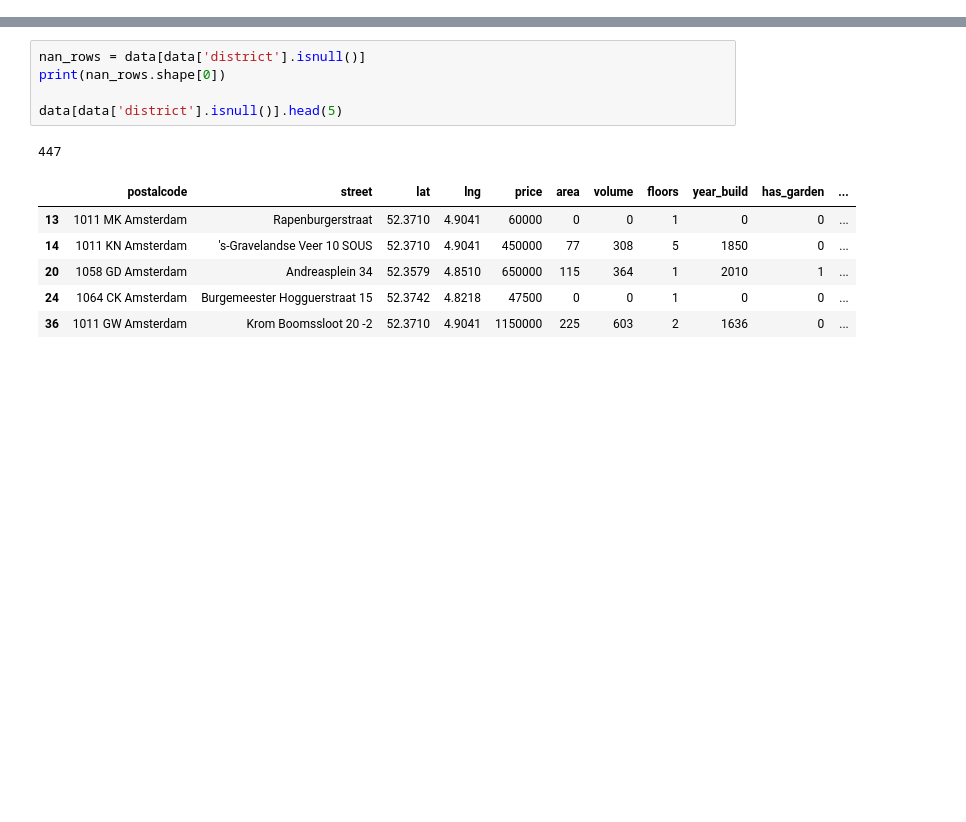
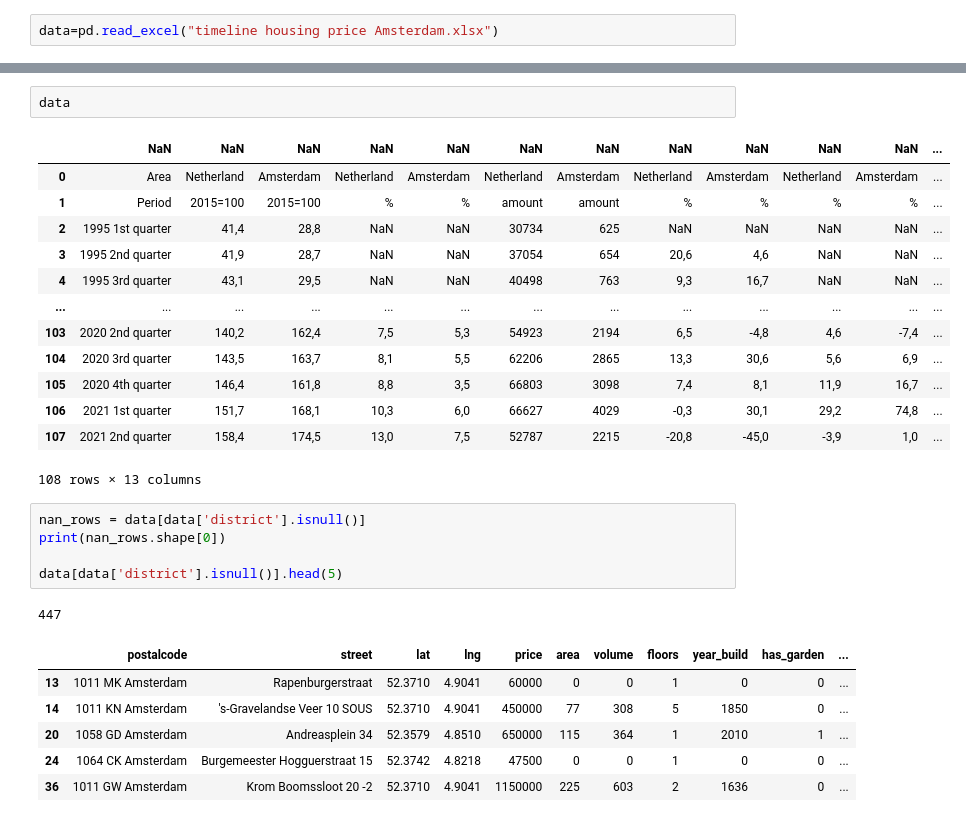
Before and after one commit to asianjack19/Data-Analysis-Course, a Jupyter notebook: Final Assignment/python script/script2.ipynb, the cells around one changed output, grey strips where cells are left out. Saved outputs shown, nothing was run; the diff lists cells and outputs as text; blank space fills up the shorter version.

```diff
--- a/Final Assignment/python script/script2.ipynb
+++ b/Final Assignment/python script/script2.ipynb
@@ -4,0 +4,2 @@ data=pd.read_csv("amsterdamNew.csv", sep=";")
+# %%
+data=pd.read_excel("timeline housing price Amsterdam.xlsx")
@@ -5,3 +47,19 @@ data=pd.read_csv("amsterdamNew.csv", sep=";")
+# %%
+data
+# %% [output]
+|  | NaN | NaN | NaN | NaN | NaN | NaN | NaN | NaN | NaN | NaN | NaN | ... |
+| 0 | Area | Netherland | Amsterdam | Netherland | Amsterdam | Netherland | Amsterdam | Netherland | Amsterdam | Netherland | Amsterdam | ... |
+| 1 | Period | 2015=100 | 2015=100 | % | % | amount | amount | % | % | % | % | ... |
+| 2 | 1995 1st quarter | 41,4 | 28,8 | NaN | NaN | 30734 | 625 | NaN | NaN | NaN | NaN | ... |
+| 3 | 1995 2nd quarter | 41,9 | 28,7 | NaN | NaN | 37054 | 654 | 20,6 | 4,6 | NaN | NaN | ... |
+| 4 | 1995 3rd quarter | 43,1 | 29,5 | NaN | NaN | 40498 | 763 | 9,3 | 16,7 | NaN | NaN | ... |
+| ... | ... | ... | ... | ... | ... | ... | ... | ... | ... | ... | ... | ... |
+| 103 | 2020 2nd quarter | 140,2 | 162,4 | 7,5 | 5,3 | 54923 | 2194 | 6,5 | -4,8 | 4,6 | -7,4 | ... |
+| 104 | 2020 3rd quarter | 143,5 | 163,7 | 8,1 | 5,5 | 62206 | 2865 | 13,3 | 30,6 | 5,6 | 6,9 | ... |
+| 105 | 2020 4th quarter | 146,4 | 161,8 | 8,8 | 3,5 | 66803 | 3098 | 7,4 | 8,1 | 11,9 | 16,7 | ... |
+| 106 | 2021 1st quarter | 151,7 | 168,1 | 10,3 | 6,0 | 66627 | 4029 | -0,3 | 30,1 | 29,2 | 74,8 | ... |
+| 107 | 2021 2nd quarter | 158,4 | 174,5 | 13,0 | 7,5 | 52787 | 2215 | -20,8 | -45,0 | -3,9 | 1,0 | ... |
+108 rows × 13 columns
 # %%
 nan_rows = data[data['district'].isnull()]
 print(nan_rows.shape[0])
```
Also changed, not shown: parts of 9 cells of this notebook, 25 other files.
